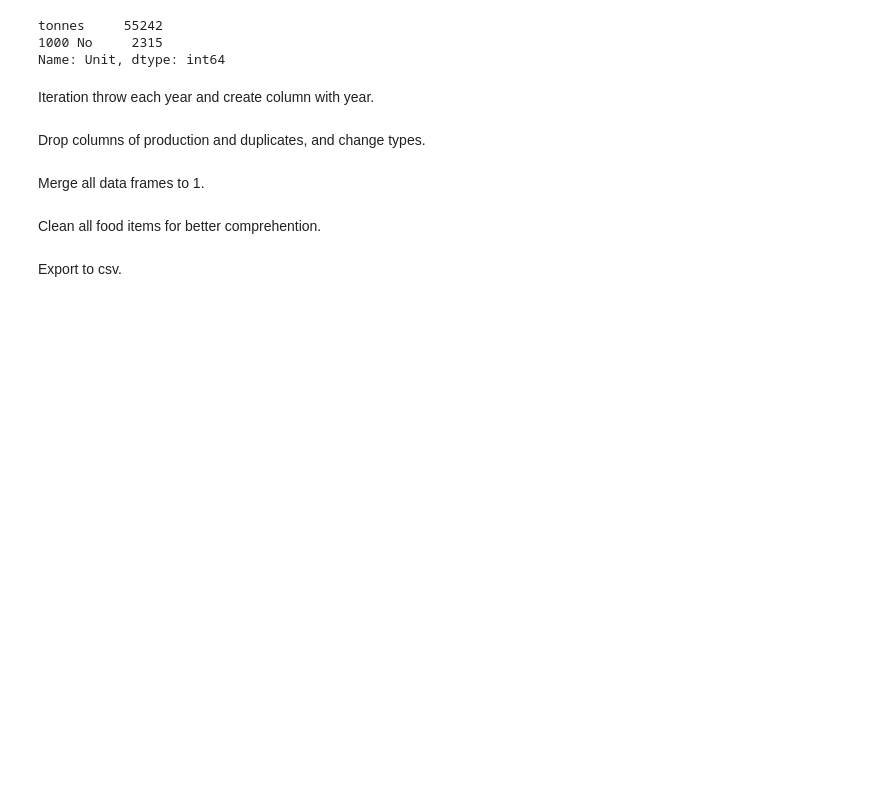
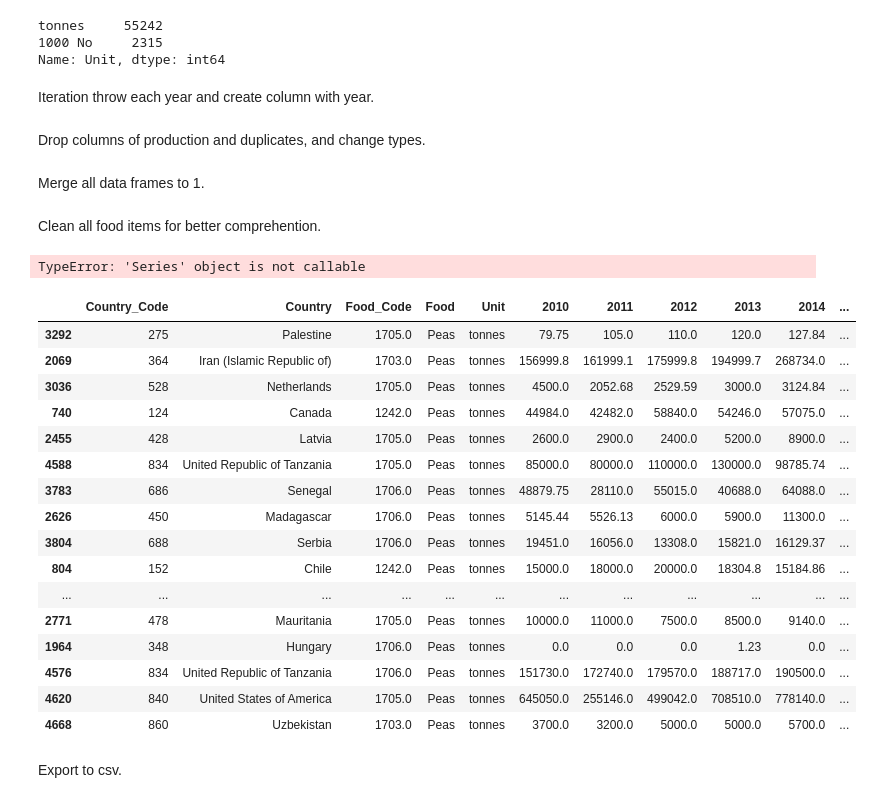
Before and after one commit to imalanz/Food_Emissions, a Jupyter notebook: analysis/productionDB.ipynb, the cells around one changed output. Saved outputs shown, nothing was run; the diff lists cells and outputs as text; code cells hidden in the pictures; blank space fills up the shorter version.

```diff
--- a/analysis/productionDB.ipynb
+++ b/analysis/productionDB.ipynb
@@ -84,3 +84,10 @@ df = an.merging_production_area (production, df2010, df2011, df2012, df2013, df2
 Clean all food items for better comprehention.
 # %%
 df = an.replace_items (df)
+# %%
+
+for i in df.Food:
+    for j in i:
+        print(df.Food(j))
+# %% [output]
+TypeError: 'Series' object is not callable
@@ -87,3 +96,24 @@ df = an.replace_items (df)
+# %%
+x = df[df.Food == "Peas"]
+x.sample(50)
+# %% [output]
+|  | Country_Code | Country | Food_Code | Food | Unit | 2010 | 2011 | 2012 | 2013 | 2014 | ... |
+| 3292 | 275 | Palestine | 1705.0 | Peas | tonnes | 79.75 | 105.0 | 110.0 | 120.0 | 127.84 | ... |
+| 2069 | 364 | Iran (Islamic Republic of) | 1703.0 | Peas | tonnes | 156999.8 | 161999.1 | 175999.8 | 194999.7 | 268734.0 | ... |
+| 3036 | 528 | Netherlands | 1705.0 | Peas | tonnes | 4500.0 | 2052.68 | 2529.59 | 3000.0 | 3124.84 | ... |
+| 740 | 124 | Canada | 1242.0 | Peas | tonnes | 44984.0 | 42482.0 | 58840.0 | 54246.0 | 57075.0 | ... |
+| 2455 | 428 | Latvia | 1705.0 | Peas | tonnes | 2600.0 | 2900.0 | 2400.0 | 5200.0 | 8900.0 | ... |
+| 4588 | 834 | United Republic of Tanzania | 1705.0 | Peas | tonnes | 85000.0 | 80000.0 | 110000.0 | 130000.0 | 98785.74 | ... |
+| 3783 | 686 | Senegal | 1706.0 | Peas | tonnes | 48879.75 | 28110.0 | 55015.0 | 40688.0 | 64088.0 | ... |
+| 2626 | 450 | Madagascar | 1706.0 | Peas | tonnes | 5145.44 | 5526.13 | 6000.0 | 5900.0 | 11300.0 | ... |
+| 3804 | 688 | Serbia | 1706.0 | Peas | tonnes | 19451.0 | 16056.0 | 13308.0 | 15821.0 | 16129.37 | ... |
+| 804 | 152 | Chile | 1242.0 | Peas | tonnes | 15000.0 | 18000.0 | 20000.0 | 18304.8 | 15184.86 | ... |
+| ... | ... | ... | ... | ... | ... | ... | ... | ... | ... | ... | ... |
+| 2771 | 478 | Mauritania | 1705.0 | Peas | tonnes | 10000.0 | 11000.0 | 7500.0 | 8500.0 | 9140.0 | ... |
+| 1964 | 348 | Hungary | 1706.0 | Peas | tonnes | 0.0 | 0.0 | 0.0 | 1.23 | 0.0 | ... |
+| 4576 | 834 | United Republic of Tanzania | 1706.0 | Peas | tonnes | 151730.0 | 172740.0 | 179570.0 | 188717.0 | 190500.0 | ... |
+| 4620 | 840 | United States of America | 1705.0 | Peas | tonnes | 645050.0 | 255146.0 | 499042.0 | 708510.0 | 778140.0 | ... |
+| 4668 | 860 | Uzbekistan | 1703.0 | Peas | tonnes | 3700.0 | 3200.0 | 5000.0 | 5000.0 | 5700.0 | ... |
 # %% [markdown]
 Export to csv.
 # %%
```
Also changed, not shown: parts of 2 cells of this notebook, 3 other files.
